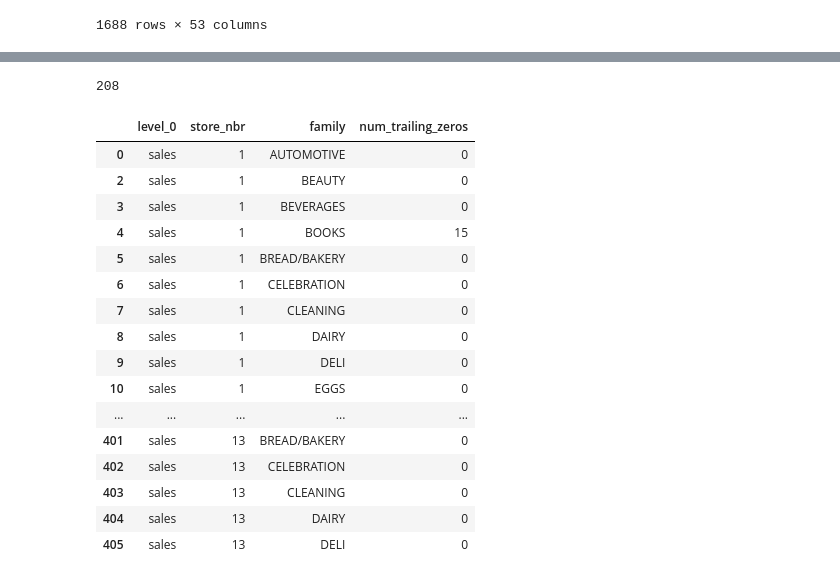
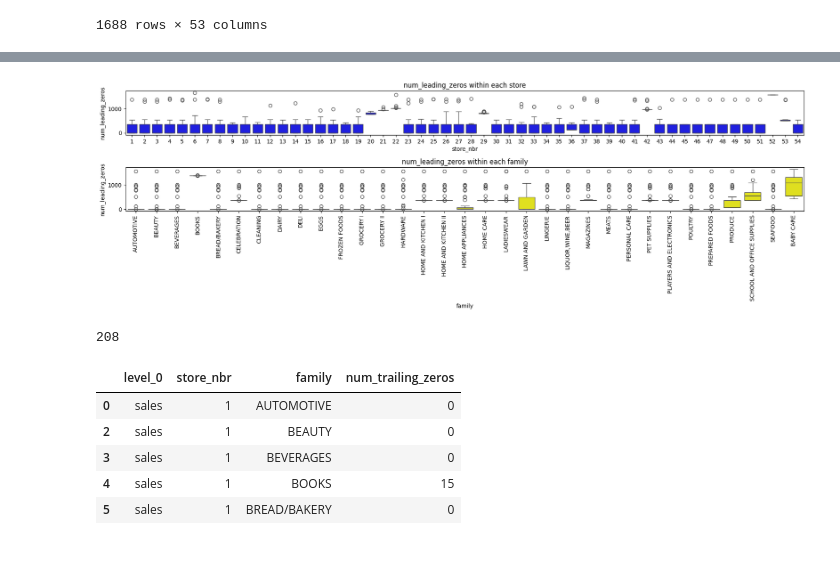
Before and after one commit to IvkovicDanica/Store-sales-time-series, a Jupyter notebook: zeros.ipynb, the cells around one changed output, grey strips where cells are left out. Saved outputs shown, nothing was run; the diff lists cells and outputs as text; code cells hidden in the pictures.

```diff
--- a/zeros.ipynb
+++ b/zeros.ipynb
@@ -6,9 +7,8 @@ import seaborn as sns
 # %%
-df=pd.read_csv(r'novi_datasetovi\train_test_v1.csv', parse_dates=['date'])
-df=df.drop(columns=['Unnamed: 0'])
-train=df[df['date']<'2017-08-16']
-test=df[df['date']>= '2017-08-16']
-train_wide=pd.pivot(train, index=['date'], columns=['store_nbr','family'], values=['sales'])
+df = pd.read_csv("originalni_datasetovi/train_test_v4.csv", parse_dates=["date"])
+train = df[df["date"] < "2017-08-16"]
+test = df[df["date"] >= "2017-08-16"]
+train_wide = pd.pivot(train, index=["date"], columns=["store_nbr","family"], values=["sales"])
 train_wide.head()
 # %% [output]
 |  | sales |  |  |  |  |  |  |  |  | ... |
@@ -120 +87,7 @@ plt.show()
+# %%
+# is this more store or family related?
+plot_zeros(leading_zeros, "num_leading_zeros")
+# conclusion: same as all zeros conclusion (mostly)
+# %% [output]
+[figure, added]
 # %%
@@ -137,23 +110,12 @@ trailing_zeros.num_trailing_zeros.gt(0).sum()
 # %% [output]
 208
 # %%
-trailing_zeros
+trailing_zeros.head()
 # %% [output]
 |  | level_0 | store_nbr | family | num_trailing_zeros |
 | 0 | sales | 1 | AUTOMOTIVE | 0 |
 | 2 | sales | 1 | BEAUTY | 0 |
 | 3 | sales | 1 | BEVERAGES | 0 |
 | 4 | sales | 1 | BOOKS | 15 |
 | 5 | sales | 1 | BREAD/BAKERY | 0 |
-| 6 | sales | 1 | CELEBRATION | 0 |
-| 7 | sales | 1 | CLEANING | 0 |
-| 8 | sales | 1 | DAIRY | 0 |
-| 9 | sales | 1 | DELI | 0 |
-| 10 | sales | 1 | EGGS | 0 |
-| ... | ... | ... | ... | ... |
-| 401 | sales | 13 | BREAD/BAKERY | 0 |
-| 402 | sales | 13 | CELEBRATION | 0 |
-| 403 | sales | 13 | CLEANING | 0 |
-| 404 | sales | 13 | DAIRY | 0 |
-| 405 | sales | 13 | DELI | 0 |
 # %%
```
Also changed, not shown: parts of 11 cells of this notebook, 12 other files.
